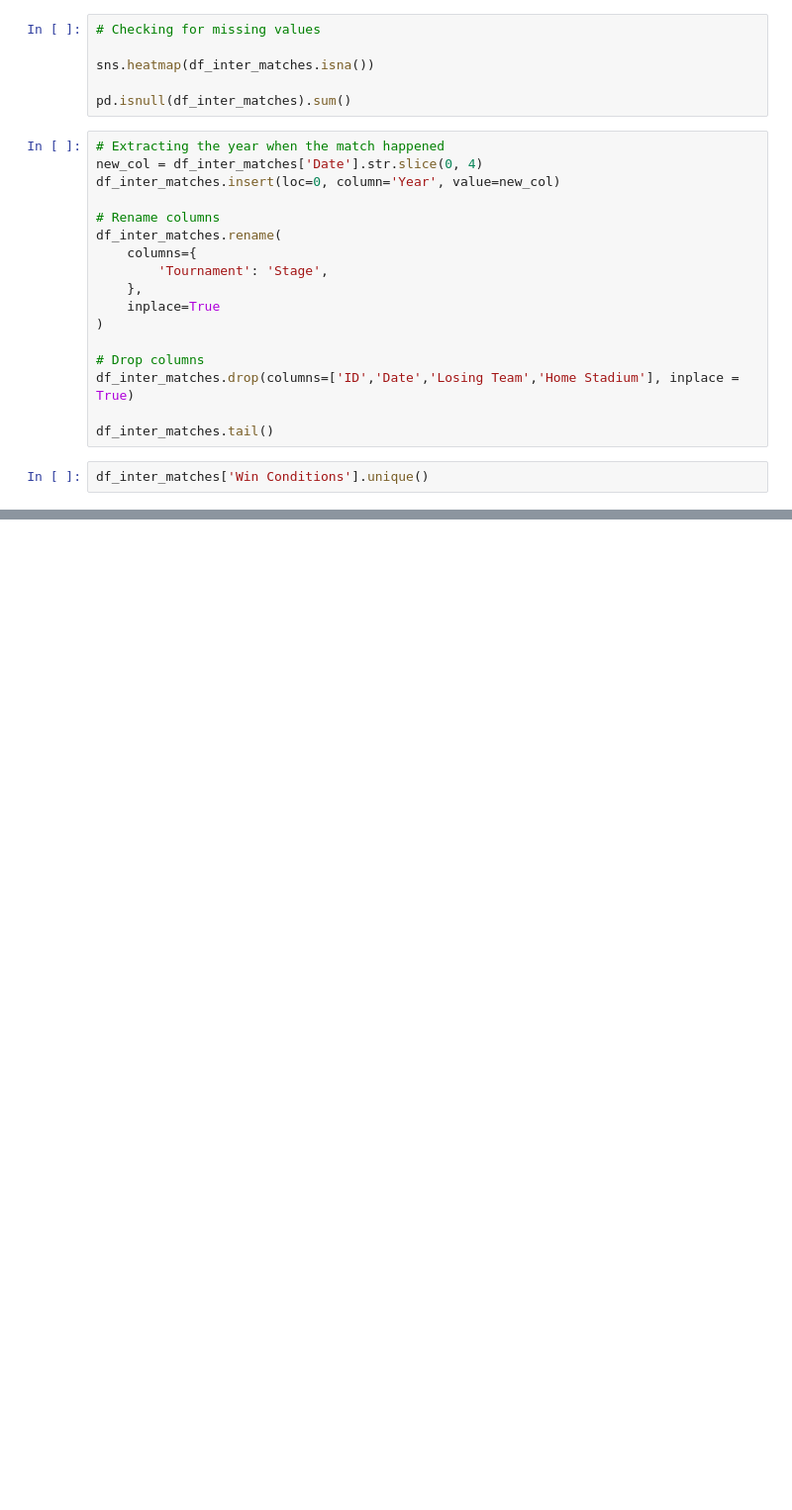
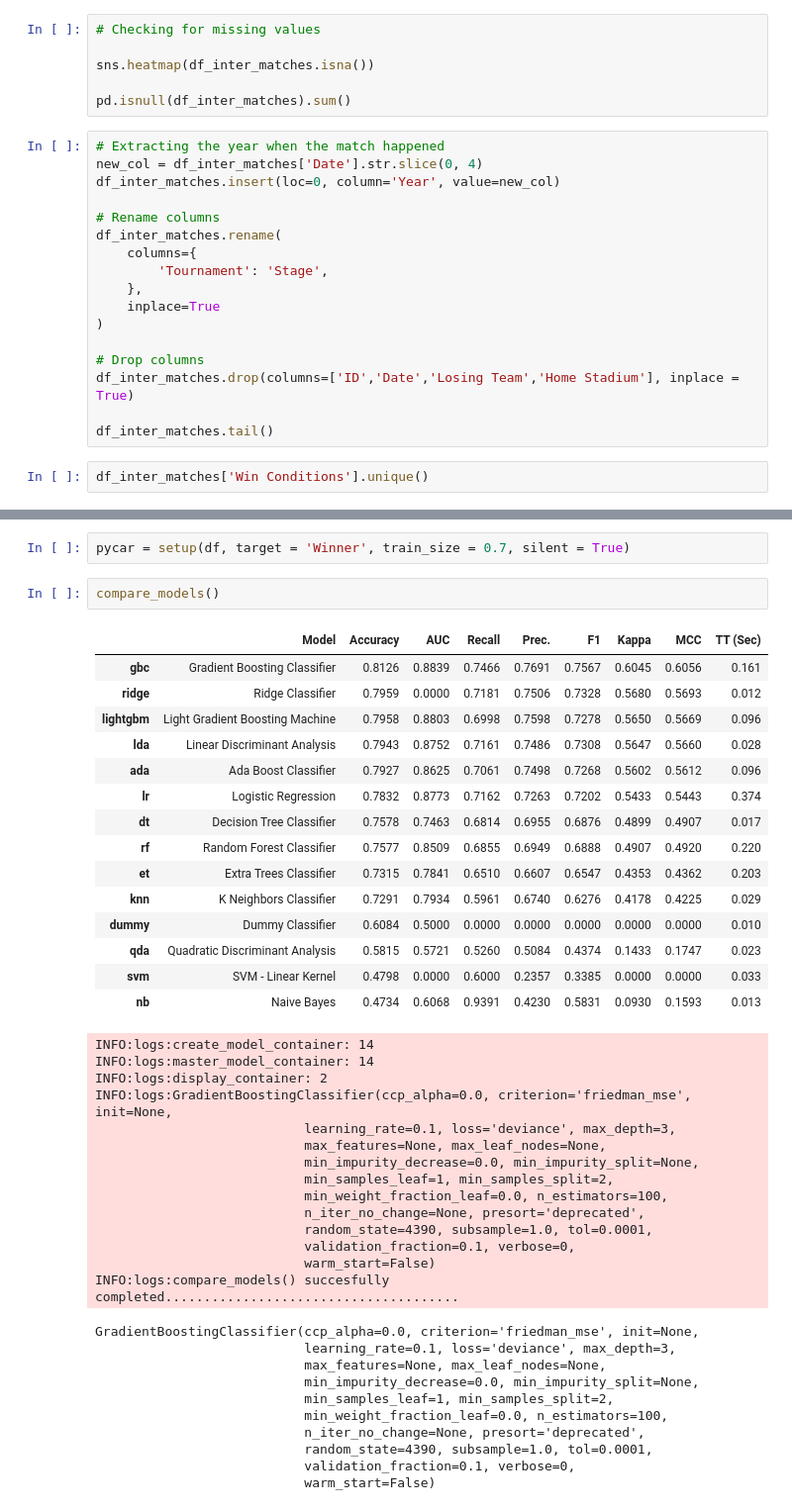
Before and after one commit to gmargonato/Machine_Learning_Projects, a Jupyter notebook: world_cup_2022.ipynb, the cells around one changed output, grey strips where cells are left out. Shown: that part at 99% size. Cells and saved outputs as stored; diff of their text form; blank space fills up the shorter version.

```diff
--- a/world_cup_2022.ipynb
+++ b/world_cup_2022.ipynb
@@ -525,0 +585,44 @@ display(df_matches.tail())
+# %%
+pycar = setup(df, target = 'Winner', train_size = 0.7, silent = True)
+# %%
+compare_models()
+# %% [output]
+|  | Model | Accuracy | AUC | Recall | Prec. | F1 | Kappa | MCC | TT (Sec) |
+| gbc | Gradient Boosting Classifier | 0.8126 | 0.8839 | 0.7466 | 0.7691 | 0.7567 | 0.6045 | 0.6056 | 0.161 |
+| ridge | Ridge Classifier | 0.7959 | 0.0000 | 0.7181 | 0.7506 | 0.7328 | 0.5680 | 0.5693 | 0.012 |
+| lightgbm | Light Gradient Boosting Machine | 0.7958 | 0.8803 | 0.6998 | 0.7598 | 0.7278 | 0.5650 | 0.5669 | 0.096 |
+| lda | Linear Discriminant Analysis | 0.7943 | 0.8752 | 0.7161 | 0.7486 | 0.7308 | 0.5647 | 0.5660 | 0.028 |
+| ada | Ada Boost Classifier | 0.7927 | 0.8625 | 0.7061 | 0.7498 | 0.7268 | 0.5602 | 0.5612 | 0.096 |
+| lr | Logistic Regression | 0.7832 | 0.8773 | 0.7162 | 0.7263 | 0.7202 | 0.5433 | 0.5443 | 0.374 |
+| dt | Decision Tree Classifier | 0.7578 | 0.7463 | 0.6814 | 0.6955 | 0.6876 | 0.4899 | 0.4907 | 0.017 |
+| rf | Random Forest Classifier | 0.7577 | 0.8509 | 0.6855 | 0.6949 | 0.6888 | 0.4907 | 0.4920 | 0.220 |
+| et | Extra Trees Classifier | 0.7315 | 0.7841 | 0.6510 | 0.6607 | 0.6547 | 0.4353 | 0.4362 | 0.203 |
+| knn | K Neighbors Classifier | 0.7291 | 0.7934 | 0.5961 | 0.6740 | 0.6276 | 0.4178 | 0.4225 | 0.029 |
+| dummy | Dummy Classifier | 0.6084 | 0.5000 | 0.0000 | 0.0000 | 0.0000 | 0.0000 | 0.0000 | 0.010 |
+| qda | Quadratic Discriminant Analysis | 0.5815 | 0.5721 | 0.5260 | 0.5084 | 0.4374 | 0.1433 | 0.1747 | 0.023 |
+| svm | SVM - Linear Kernel | 0.4798 | 0.0000 | 0.6000 | 0.2357 | 0.3385 | 0.0000 | 0.0000 | 0.033 |
+| nb | Naive Bayes | 0.4734 | 0.6068 | 0.9391 | 0.4230 | 0.5831 | 0.0930 | 0.1593 | 0.013 |
+INFO:logs:create_model_container: 14
+INFO:logs:master_model_container: 14
+INFO:logs:display_container: 2
+INFO:logs:GradientBoostingClassifier(ccp_alpha=0.0, criterion='friedman_mse', init=None,
+                           learning_rate=0.1, loss='deviance', max_depth=3,
+                           max_features=None, max_leaf_nodes=None,
+                           min_impurity_decrease=0.0, min_impurity_split=None,
+                           min_samples_leaf=1, min_samples_split=2,
+                           min_weight_fraction_leaf=0.0, n_estimators=100,
+                           n_iter_no_change=None, presort='deprecated',
+                           random_state=4390, subsample=1.0, tol=0.0001,
+                           validation_fraction=0.1, verbose=0,
+                           warm_start=False)
+INFO:logs:compare_models() succesfully completed......................................
+GradientBoostingClassifier(ccp_alpha=0.0, criterion='friedman_mse', init=None,
+                           learning_rate=0.1, loss='deviance', max_depth=3,
+                           max_features=None, max_leaf_nodes=None,
+                           min_impurity_decrease=0.0, min_impurity_split=None,
+                           min_samples_leaf=1, min_samples_split=2,
+                           min_weight_fraction_leaf=0.0, n_estimators=100,
+                           n_iter_no_change=None, presort='deprecated',
+                           random_state=4390, subsample=1.0, tol=0.0001,
+                           validation_fraction=0.1, verbose=0,
+                           warm_start=False)
```
Also changed, not shown: parts of 43 cells of this notebook.
